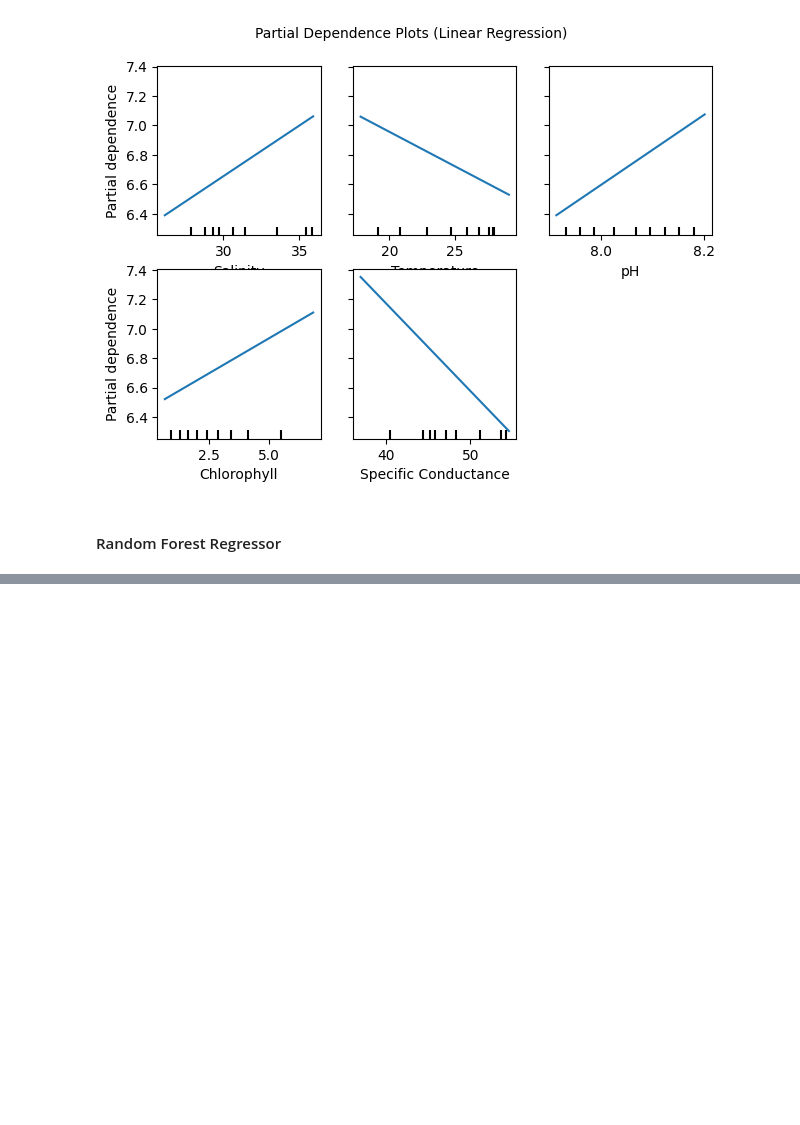
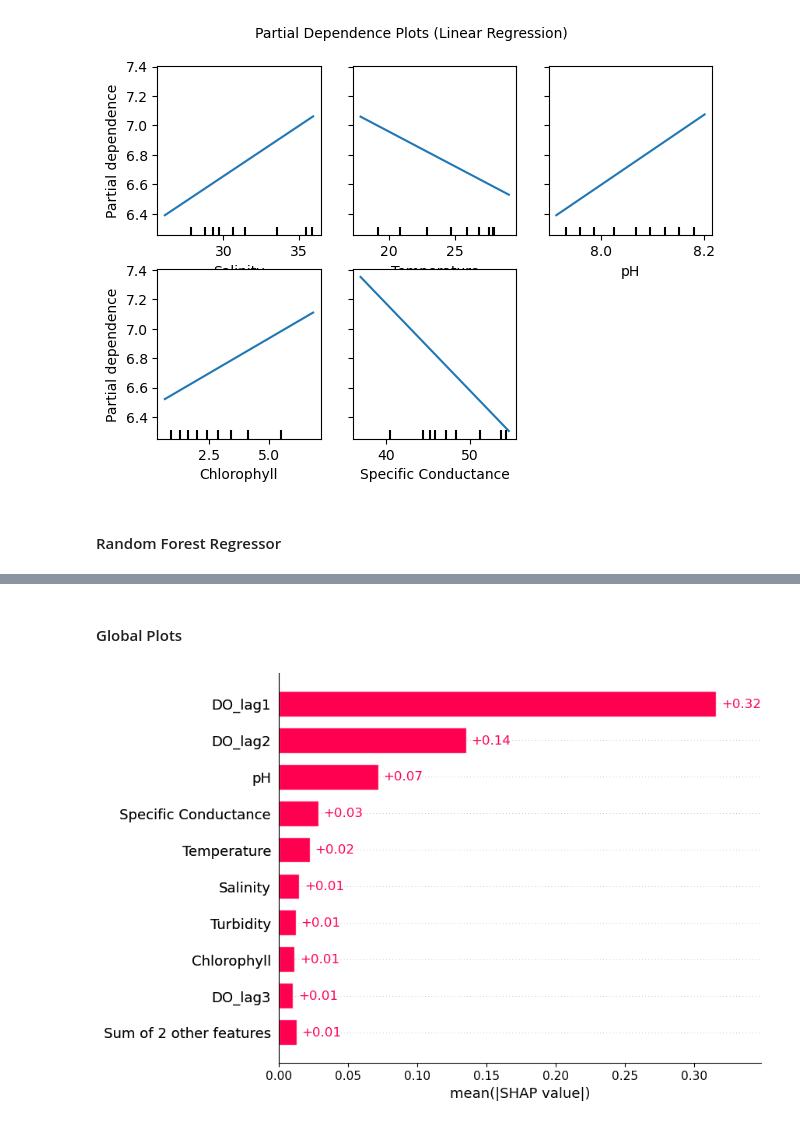
Before and after one commit to Deppi15/INFO381, a Jupyter notebook: notebooks/notebook.ipynb, the cells around one changed output, grey strips where cells are left out. Cells and saved outputs as stored; diff of their text form; code cells hidden in the pictures; blank space fills up the shorter version.

```diff
--- a/notebooks/notebook.ipynb
+++ b/notebooks/notebook.ipynb
@@ -953,0 +879,11 @@ plt.show()
+# %%
+#Since XGB-boost is a tree based model, it does not require background data like X_train in shap.Explainer(), like we did earlier with Linear Regression
+explainer = shap.Explainer(model_xgb)
+shap_values = explainer(X_test_xgb)
+# %% [markdown]
+#### Global Plots
+# %%
+#Bar plot
+shap.plots.bar(shap_values)
+# %% [output]
+[figure, added]
```
Also changed, not shown: parts of 56 cells of this notebook.
